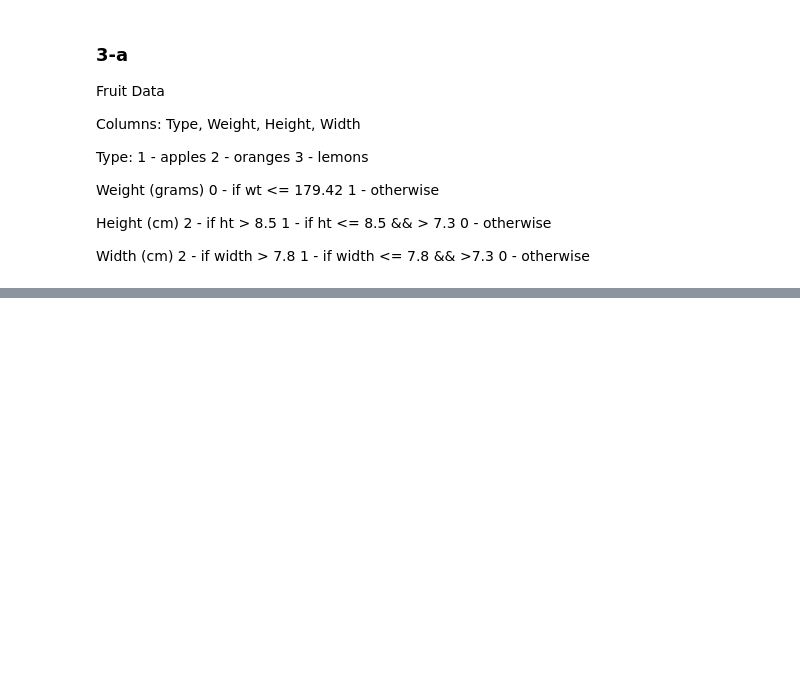
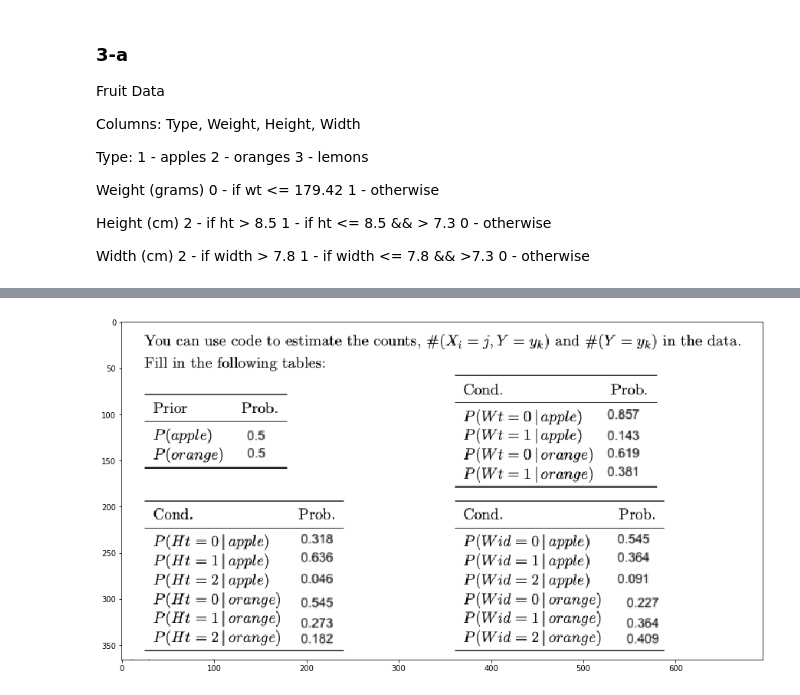
Before and after one commit to John-Lu95/DM_P3, a Jupyter notebook: P3_PartA_Violet.ipynb, the cells around one changed output, grey strips where cells are left out. Cells and saved outputs as stored; diff of their text form; code cells hidden in the pictures; blank space fills up the shorter version.

```diff
--- a/P3_PartA_Violet.ipynb
+++ b/P3_PartA_Violet.ipynb
@@ -146,34 +146,82 @@ Width (cm)
   0 - otherwise
 # %%
 import pandas as pd
-data = pd.read_csv("./data/fruit.txt",names=['T','Wei','H','Wid'])
+import matplotlib.pyplot as plt
+data = pd.read_csv("./data/fruit.txt",names=['T','Wt','Ht','Wid'])
 data = data.loc[data['T']<3]
 #print(data)
 appl = data.loc[data['T']==1]
 orag = data.loc[data['T']==2]
+
+num_appl = len(appl)
+num_orag = len(orag)
+print('num_appl',num_appl,'num_orag',num_orag)
+
+#Prior
+
 p_appl = len(appl)/len(data)
 p_orag = len(orag)/len(data)
-print(p_appl,p_orag)
+print('p_appl',p_appl,'p_orag',p_orag)
 
-p_wt0_a  = len(appl.loc[appl['Wei']==0])/len(appl)
-p_wt1_a  = len(appl.loc[appl['Wei']==1])/len(appl)
-p_wt0_o  = len(orag.loc[orag['Wei']==0])/len(orag)
-p_wt1_o  = len(orag.loc[orag['Wei']==1])/len(orag)
-print(p_wt0_a,p_wt1_a,p_wt0_o,p_wt1_o)
+# Wt
+num_Wt0_appl = len(appl.loc[appl['Wt']==0])
+num_Wt1_appl = len(appl.loc[appl['Wt']==1])
+print('\nnum_Wt0_appl',num_Wt0_appl,'num_Wt1_appl',num_Wt1_appl)
+num_Wt0_orag = len(orag.loc[orag['Wt']==0])
+num_Wt1_orag = len(orag.loc[orag['Wt']==1])
+print('\nnum_Wt0_orag',num_Wt0_orag,'num_Wt1_orag',num_Wt1_orag)
 
-p_h0_a  = len(appl.loc[appl['H']==0])/len(appl)
-p_h1_a  = len(appl.loc[appl['H']==1])/len(appl)
-p_h2_a  = len(appl.loc[appl['H']==2])/len(appl)
-p_h0_o  = len(orag.loc[orag['H']==0])/len(orag)
-p_h1_o  = len(orag.loc[orag['H']==1])/len(orag)
-p_h2_o  = len(orag.loc[orag['H']==2])/len(orag)
+dom_Wt = 2
+
+p_wt0_a  = (num_Wt0_appl + 1)/(num_appl + dom_Wt)
+p_wt1_a  = (num_Wt1_appl + 1)/(num_appl + dom_Wt)
+p_wt0_o  = (num_Wt0_orag + 1)/(num_orag + dom_Wt)
+p_wt1_o  = (num_Wt1_orag + 1)/(num_orag + dom_Wt)
+print('\np_wt0_a', p_wt0_a ,'p_wt1_a',p_wt1_a,'p_wt0_o',p_wt0_o,'p_wt1_o',p_wt1_o)
+
+# Ht
+num_Ht0_appl = len(appl.loc[appl['Ht']==0])
+num_Ht1_appl = len(appl.loc[appl['Ht']==1])
+num_Ht2_appl = len(appl.loc[appl['Ht']==2])
+num_Ht0_orag = len(orag.loc[orag['Ht']==0])
+num_Ht1_orag = len(orag.loc[orag['Ht']==1])
+num_Ht2_orag = len(orag.loc[orag['Ht']==2])
+print('\nnum_Ht0_appl','num_Ht1_appl','num_Ht2_appl','num_Ht0_orag','num_Ht1_orag','num_Ht2_orag')
+print(num_Ht0_appl,num_Ht1_appl,num_Ht2_appl,num_Ht0_orag,num_Ht1_orag,num_Ht2_orag)
+
+dom_Ht = 3
+
+p_h0_a  = (num_Ht0_appl+1)/(num_appl+dom_Ht)
+p_h1_a  = (num_Ht1_appl+1)/(num_appl+dom_Ht)
+p_h2_a  = (num_Ht2_appl+1)/(num_appl+dom_Ht)
+p_h0_o  = (num_Ht0_orag+1)/(num_orag+dom_Ht)
+p_h1_o  = (num_Ht1_orag+1)/(num_orag+dom_Ht)
+p_h2_o  = (num_Ht2_orag+1)/(num_orag+dom_Ht)
+print('\np_h0_a','p_h1_a','p_h2_a' ,'p_h0_o' ,'p_h1_o' ,'p_h2_o')
 print(p_h0_a,p_h1_a,p_h2_a ,p_h0_o ,p_h1_o ,p_h2_o)
 
-p_wid0_a  = len(appl.loc[appl['Wid']==0])/len(appl)
-p_wid1_a  = len(appl.loc[appl['Wid']==1])/len(appl)
-p_wid2_a  = len(appl.loc[appl['Wid']==2])/len(appl)
-p_wid0_o  = len(orag.loc[orag['Wid']==0])/len(orag)
-p_wid1_o  = len(orag.loc[orag['Wid']==1])/len(orag)
-p_wid2_o  = len(orag.loc[orag['Wid']==2])/len(orag)
-print(p_wid0_a,p_wid1_a,p_wid2_a ,p_wid0_o ,p_wid1_o ,p_wid2_o)
+# Wid
+num_Wid0_appl = len(appl.loc[appl['Wid']==0])
+num_Wid1_appl = len(appl.loc[appl['Wid']==1])
+num_Wid2_appl = len(appl.loc[appl['Wid']==2])
+num_Wid0_orag = len(orag.loc[orag['Wid']==0])
+num_Wid1_orag = len(orag.loc[orag['Wid']==1])
+num_Wid2_orag = len(orag.loc[orag['Wid']==2])
+print('\nnum_Wid0_appl','num_Wid1_appl','num_Wid2_appl','num_Wid0_orag','num_Wid1_orag','num_Wid2_orag')
+print(num_Wid0_appl,num_Wid1_appl,num_Wid2_appl,num_Wid0_orag,num_Wid1_orag,num_Wid2_orag)
+
+dom_Wid = 3
+
+p_Wid0_a  = (num_Wid0_appl+1)/(num_appl+dom_Wid)
+p_Wid1_a  = (num_Wid1_appl+1)/(num_appl+dom_Wid)
+p_Wid2_a  = (num_Wid2_appl+1)/(num_appl+dom_Wid)
+p_Wid0_o  = (num_Wid0_orag+1)/(num_orag+dom_Wid)
+p_Wid1_o  = (num_Wid1_orag+1)/(num_orag+dom_Wid)
+p_Wid2_o  = (num_Wid2_orag+1)/(num_orag+dom_Wid)
+print('\np_Wid0_a','p_Wid1_a','p_Wid2_a' ,'p_Wid0_o' ,'p_Wid1_o' ,'p_Wid2_o')
+print(p_Wid0_a,p_Wid1_a,p_Wid2_a ,p_Wid0_o ,p_Wid1_o ,p_Wid2_o)
+im = plt.imread('Q3.png')
+plt.figure(figsize=(15,9))
+plt.imshow(im)
+plt.show()
 # %% [output]
@@ -183,0 +248 @@ print(p_wid0_a,p_wid1_a,p_wid2_a ,p_wid0_o ,p_wid1_o ,p_wid2_o)
+[figure, added]
```
Also changed, not shown: parts of 6 cells of this notebook, 1 other file.
